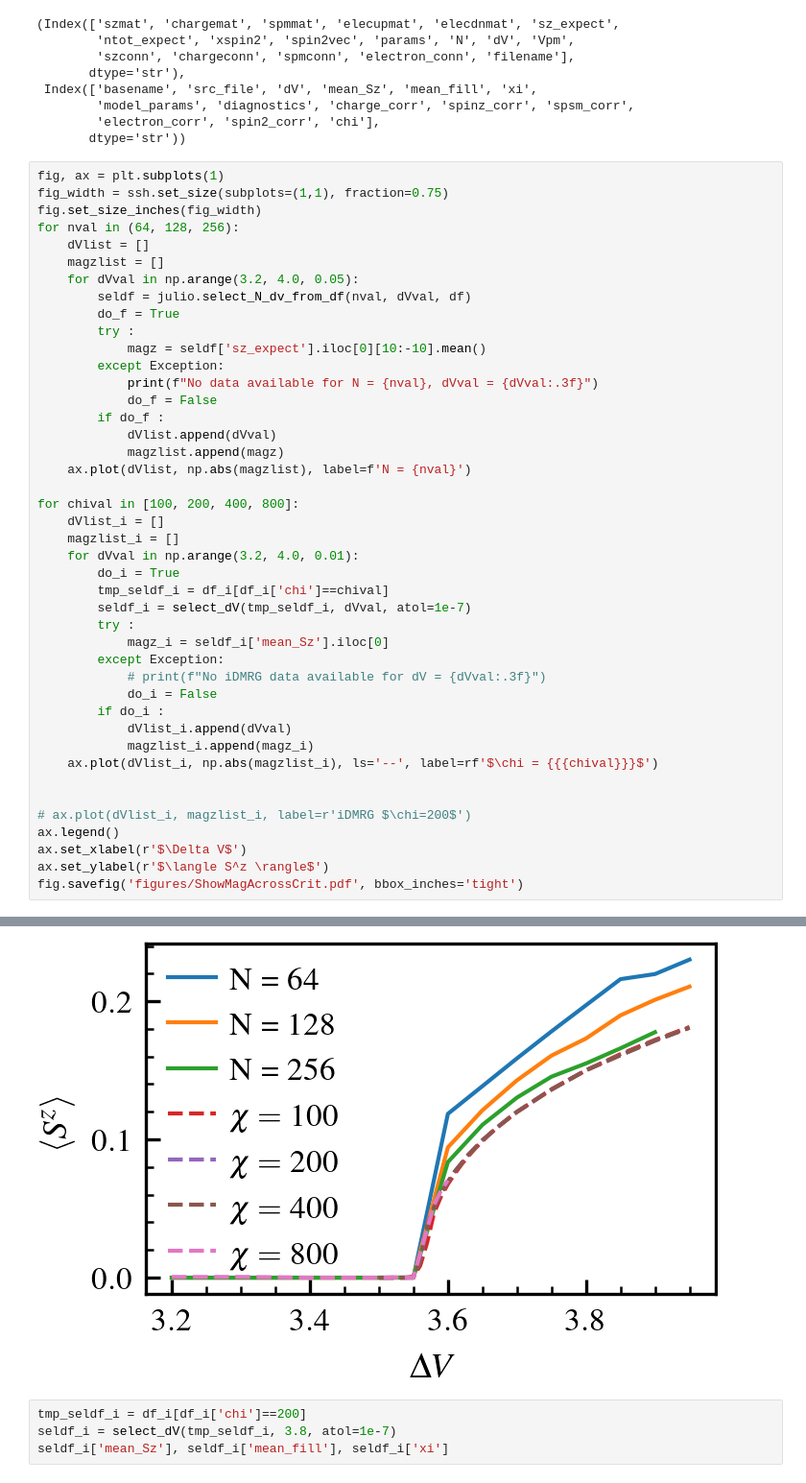
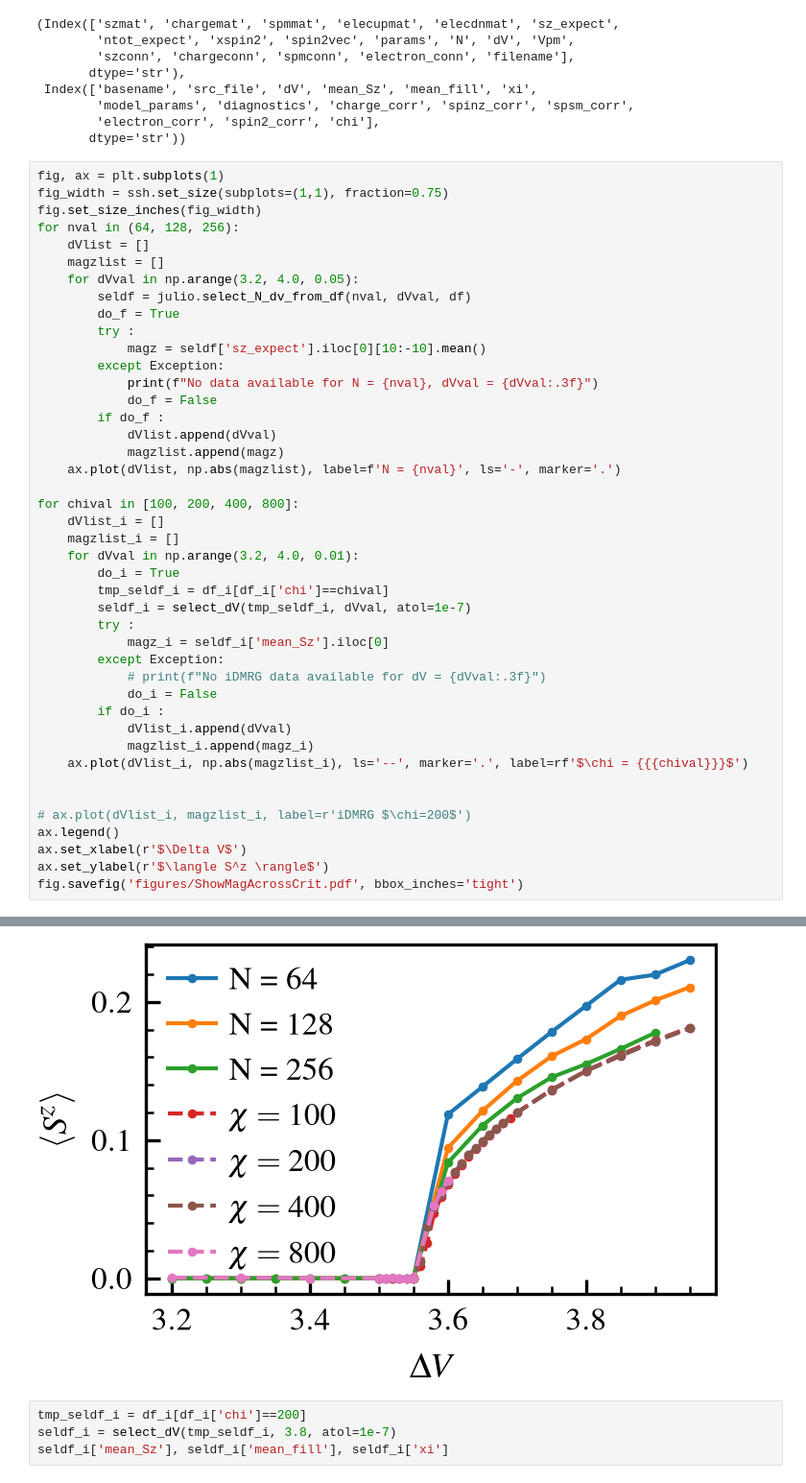
Before and after one commit to aravindhshankar/Spin1LongRangeOrder.jl, a Jupyter notebook: python/figmaker/Continuous_PT_magz.ipynb, the cells around one changed output, grey strips where cells are left out. Shown at 96% size. Drawn from its saved outputs; the diff is of its cells as text.

Commit message:
added markers to magz plot

```diff
--- a/python/figmaker/Continuous_PT_magz.ipynb
+++ b/python/figmaker/Continuous_PT_magz.ipynb
@@ -66,36 +66,36 @@ for nval in (64, 128, 256):
             print(f"No data available for N = {nval}, dVval = {dVval:.3f}")
             do_f = False
         if do_f :
             dVlist.append(dVval)
             magzlist.append(magz)
-    ax.plot(dVlist, np.abs(magzlist), label=f'N = {nval}')
+    ax.plot(dVlist, np.abs(magzlist), label=f'N = {nval}', ls='-', marker='.')
 
 for chival in [100, 200, 400, 800]:
     dVlist_i = []
     magzlist_i = []
     for dVval in np.arange(3.2, 4.0, 0.01):
         do_i = True
         tmp_seldf_i = df_i[df_i['chi']==chival]
         seldf_i = select_dV(tmp_seldf_i, dVval, atol=1e-7)
         try :
             magz_i = seldf_i['mean_Sz'].iloc[0]
         except Exception:
             # print(f"No iDMRG data available for dV = {dVval:.3f}")
             do_i = False
         if do_i :
             dVlist_i.append(dVval)
             magzlist_i.append(magz_i)
-    ax.plot(dVlist_i, np.abs(magzlist_i), ls='--', label=rf'$\chi = {{{chival}}}$')
+    ax.plot(dVlist_i, np.abs(magzlist_i), ls='--', marker='.', label=rf'$\chi = {{{chival}}}$')
 
 
 # ax.plot(dVlist_i, magzlist_i, label=r'iDMRG $\chi=200$')
 ax.legend()
 ax.set_xlabel(r'$\Delta V$')
 ax.set_ylabel(r'$\langle S^z \rangle$')
 fig.savefig('figures/ShowMagAcrossCrit.pdf', bbox_inches='tight')
 # %% [output]
 No data available for N = 256, dVval = 3.950
-[figure, old version]
+[figure, new version]
 # %%
 tmp_seldf_i = df_i[df_i['chi']==200]
 seldf_i = select_dV(tmp_seldf_i, 3.8, atol=1e-7)
```
Also changed, not shown: 1 other file.
